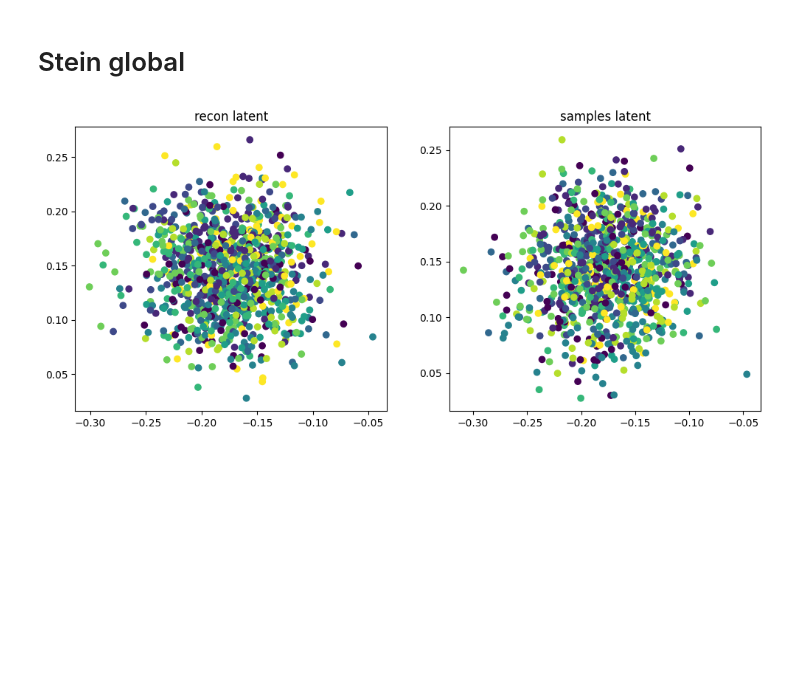
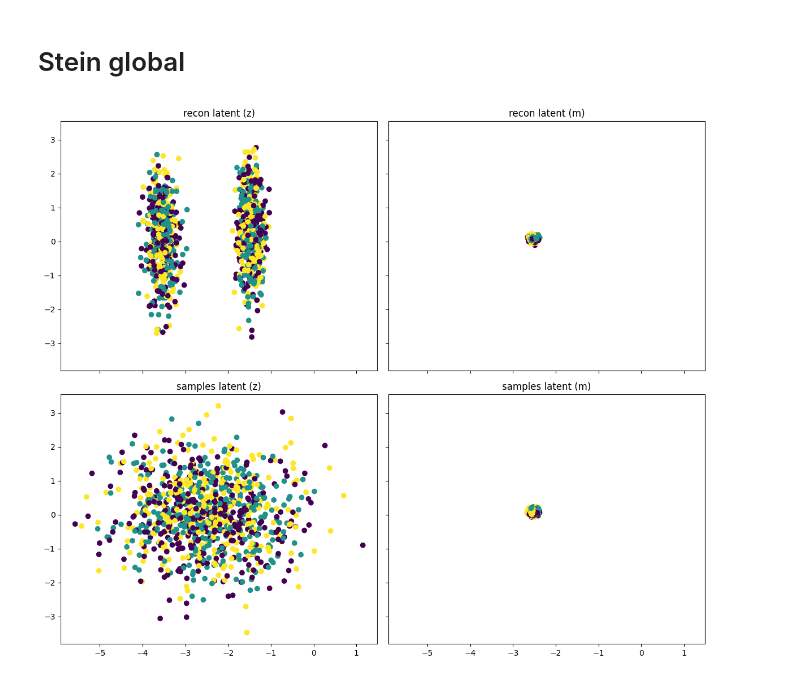
Before and after one commit to kenn50/Bachelor, a Jupyter notebook: Experiments/Simpler/simpler_cleaned.ipynb, the cells around one changed output. Drawn from its saved outputs; the diff is of its cells as text; code cells hidden in the pictures; blank space fills up the shorter version.

Commit message:
Derived elbo and added blobs

```diff
--- a/Experiments/Simpler/simpler_cleaned.ipynb
+++ b/Experiments/Simpler/simpler_cleaned.ipynb
@@ -62,6 +65,9 @@ plot3d(X_mobius, "Möbius Strip")
 # %%
 X_S, t = make_s_curve(noise=0.10, random_state=0, n_samples=1000)
 plot3d(X_S, "Curve Data")
+# %%
+X_blobs, _=  make_blobs(centers=2,n_features=3, cluster_std=0.5, random_state=0, n_samples=1000)
+plot3d(X_blobs, "Blob Data")
 # %% [markdown]
 # Basic VAE
 # %%
@@ -91,7 +97,7 @@ def decoder(hidden_dim, out_dim):
         stax.Dense(out_dim, W_init=stax.randn()),
     )
 # %%
-X = X_mobius
+X = X_blobs
 
 batch_size = X.shape[0]
 dataloader = [X[i:i+batch_size] for i in range(0, len(X), batch_size)]
@@ -105,41 +111,43 @@ adam = optim.Adam(lr)
 encoder_args = {"hidden_dim": hidden_dim, "z_dim": z_dim}
 decoder_args = {"hidden_dim": hidden_dim, "out_dim": out_dim}
 # %%
-def plot_vae(vae, rng_key):
+def plot_vae(vae, rng_key, share_axis=True):
     rng_key, e_sub, d_sub, s_sub = jax.random.split(rng_key, 4)
 
     values = vae.encode_batch(X, e_sub)
     X_recon = vae.decode_latent({"z": values["z"]}, d_sub)
 
     has_m = values.get("m") is not None
+    c_recon = values.get("pidx")
 
-    c = values.get("pidx")
     plot3d(X_recon["obs"], "recon")
 
-    plt.figure(figsize=(12, 10))  # Adjust figure size for side-by-side plots
+    fig, axes = plt.subplots(2, 2, figsize=(12, 10), sharex=share_axis, sharey=share_axis)
 
-    plt.subplot(2, 2, 1)
-    plt.scatter(x=values["z"][:,0], y=values["z"][:,1], c=c)
-    plt.title("recon latent (z)")
+    axes[0, 0].scatter(values["z"][:, 0], values["z"][:, 1], c=c_recon)
+    axes[0, 0].set_title("recon latent (z)")
+
     if has_m:
-        plt.subplot(2, 2, 2)
-        plt.scatter(x=values["m"][:,0], y=values["m"][:,1], c=c)
-        plt.title("recon latent (m)")
+        axes[0, 1].scatter(values["m"][:, 0], values["m"][:, 1], c=c_recon)
+        axes[0, 1].set_title("recon latent (m)")
+    else:
+        axes[0, 1].axis("off")
 
     values = vae.sample(s_sub, 1000)
     plot3d(values["obs"], "samples")
 
-    c = values.get("pidx")
+    c_samp = values.get("pidx")
 
-    plt.subplot(2, 2, 3)
-    plt.scatter(x=values["z"][:,0], y=values["z"][:,1], c=c)
-    plt.title("samples latent (z)")
+    axes[1, 0].scatter(values["z"][:, 0], values["z"][:, 1], c=c_samp)
+    axes[1, 0].set_title("samples latent (z)")
 
     if has_m:
-        plt.subplot(2, 2, 4)
-        plt.scatter(x=values["m"][:,0], y=values["m"][:,1], c=c)
-        plt.title("samples latent (m)")
+        axes[1, 1].scatter(values["m"][:, 0], values["m"][:, 1], c=c_samp)
+        axes[1, 1].set_title("samples latent (m)")
+    else:
+        axes[1, 1].axis("off")
 
+    plt.tight_layout()
     plt.show()
 # %%
 rng_key, sub_key = jax.random.split(rng_key)
@@ -206,8 +214,8 @@ rng_key, sub_key = jax.random.split(rng_key)
 
 stein_global_vae = SteinGlobalVAE(encoder, encoder_args, decoder, decoder_args, z_dim)
 
-stein_global_vae.train(dataloader, X.shape[0], adam, 5000, sub_key, 10)
+stein_global_vae.train(dataloader, X.shape[0], adam, 5000, sub_key, 3, repulsion_temperature=1)
 # %%
-plot_vae(stein_global_vae, sub_key, "m")
+plot_vae(stein_global_vae, sub_key, True, True)
 # %% [output]
-[figure, old version]
+[figure, new version]
```
Also changed, not shown: parts of 5 cells of this notebook, 1 other file.
